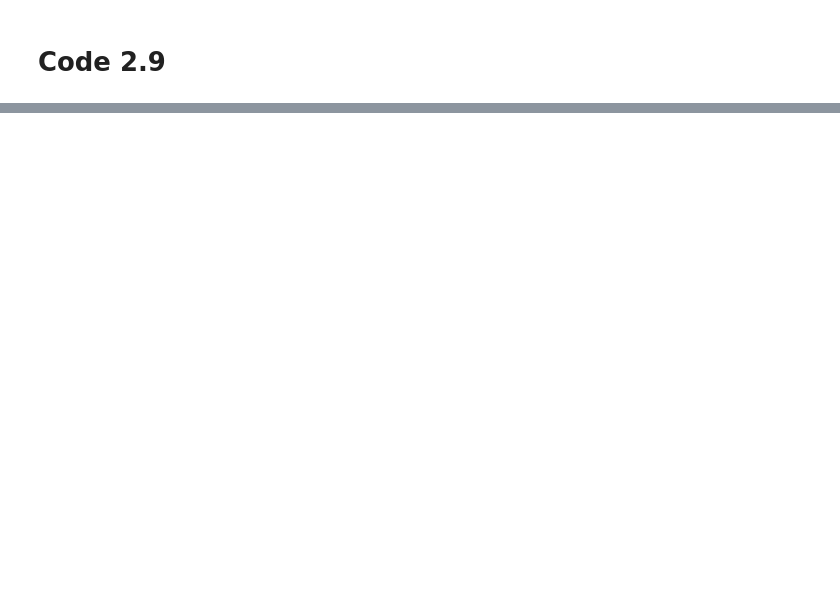
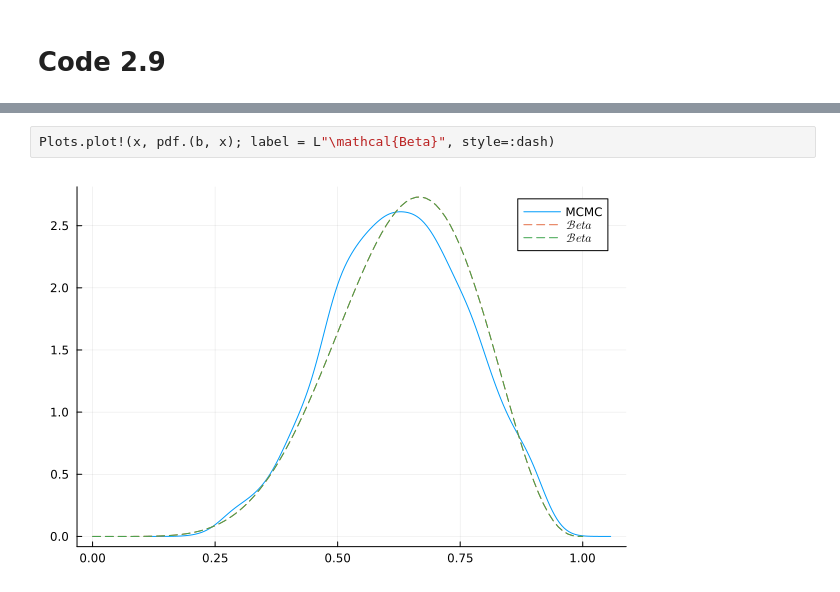
Before and after one commit to polyactis/rethinking-2ed-julia, a Jupyter notebook: 02-Chapter 2. Small Worlds and Large World.ipynb, the cells around one changed output, grey strips where cells are left out. Cells and saved outputs as stored; diff of their text form; blank space fills up the shorter version.

```diff
--- a/02-Chapter 2. Small Worlds and Large World.ipynb
+++ b/02-Chapter 2. Small Worlds and Large World.ipynb
@@ -195,0 +210,4 @@ plot!(x, pdf.(b, x); label = L"\mathcal{Beta}", style=:dash)
+# %%
+Plots.plot!(x, pdf.(b, x); label = L"\mathcal{Beta}", style=:dash)
+# %% [output]
+[figure, added]
```
Also changed, not shown: parts of 8 cells of this notebook, 3 other files.
